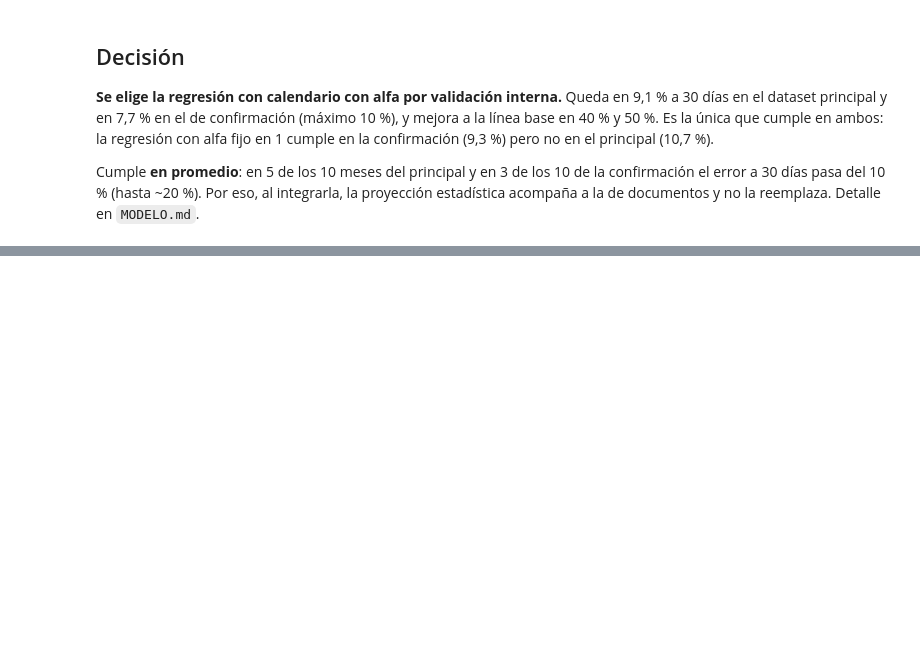
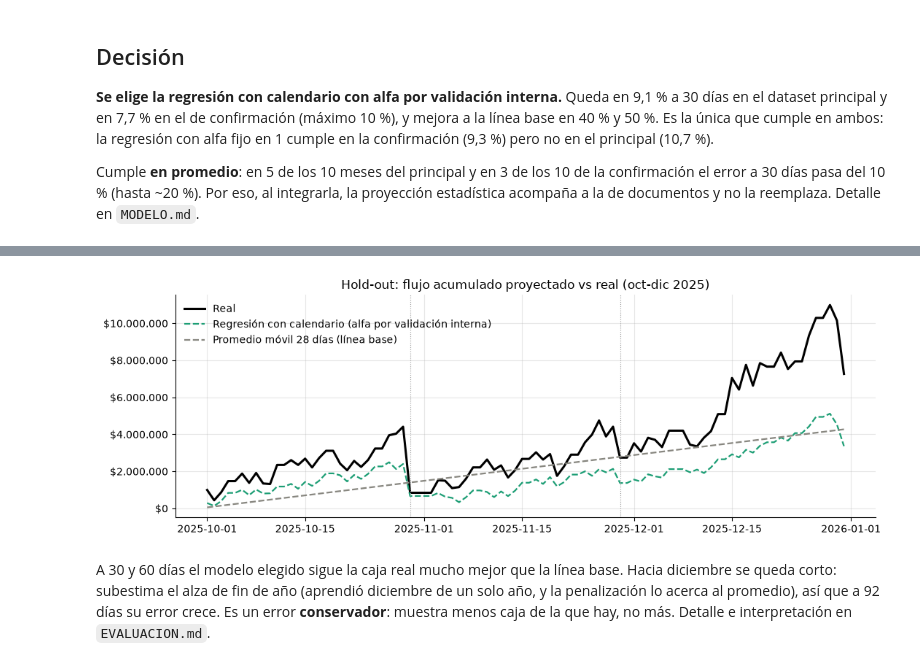
Before and after one commit to brunorodriguezcortes04/CashPyme, a Jupyter notebook: analitica/notebooks/02_modelado_y_evaluacion.ipynb, the cells around one changed output, grey strips where cells are left out. Cells and saved outputs as stored; diff of their text form; code cells hidden in the pictures; blank space fills up the shorter version.

```diff
--- a/analitica/notebooks/02_modelado_y_evaluacion.ipynb
+++ b/analitica/notebooks/02_modelado_y_evaluacion.ipynb
@@ -215,0 +223,19 @@ acompaña a la de documentos y no la reemplaza. Detalle en `MODELO.md`.
+# %%
+from cashpyme_modelos.evaluacion import errores_holdout, separar_holdout
+from cashpyme_modelos.modelos import PromedioMovil
+
+elegido = next(m for m in candidatos() if m.nombre == final["elegido"])
+entrenamiento, validacion = separar_holdout(serie)
+print(f"Entrenamiento: {entrenamiento.index.min():%d-%m-%Y} a {entrenamiento.index.max():%d-%m-%Y} ({len(entrenamiento)} días)")
+print(f"Validación:    {validacion.index.min():%d-%m-%Y} a {validacion.index.max():%d-%m-%Y} ({len(validacion)} días)")
+
+proyecciones, filas = {}, []
+for modelo in (elegido, PromedioMovil()):
+    proyecciones[modelo.nombre] = p = modelo.ajustar(entrenamiento).proyectar(validacion.index)
+    e = errores_holdout(validacion, p)
+    for m in ("mae", "rmse"):
+        filas.append({"Modelo": modelo.nombre, "Métrica": m.upper(),
+                      "Flujo neto (día)": e["diario"]["flujo_neto"][m],
+                      **{f"Saldo {k.replace('_dias', ' d')}": v[m] for k, v in e["saldo_acumulado"].items()}})
+print(f"alfa elegido con el entrenamiento: {elegido.alfa:g}")
+pd.DataFrame(filas).style.format({c: pesos for c in pd.DataFrame(filas).columns[2:]}).hide(axis="index")
@@ -215,0 +251,19 @@ acompaña a la de documentos y no la reemplaza. Detalle en `MODELO.md`.
+# %%
+fig, ax = plt.subplots()
+ax.plot(validacion.index, (validacion["ingresos"] - validacion["egresos"]).cumsum(), color="black", lw=2.2, label="Real")
+for nombre, p in proyecciones.items():
+    ax.plot(p.index, (p["ingresos"] - p["egresos"]).cumsum(), color=COLORES[nombre], lw=1.6, ls="--", label=nombre)
+for dias in (30, 60):
+    ax.axvline(validacion.index[dias - 1], color="#999", lw=0.8, ls=":")
+ax.yaxis.set_major_formatter(pesos)
+ax.set_title("Hold-out: flujo acumulado proyectado vs real (oct-dic 2025)")
+ax.legend(frameon=False)
+plt.tight_layout()
+# %% [output]
+[figure, added]
+# %% [markdown]
+A 30 y 60 días el modelo elegido sigue la caja real mucho mejor que la línea base. Hacia
+diciembre se queda corto: subestima el alza de fin de año (aprendió diciembre de un solo año, y
+la penalización lo acerca al promedio), así que a 92 días su error crece. Es un error
+**conservador**: muestra menos caja de la que hay, no más. Detalle e interpretación en
+`EVALUACION.md`.
```
Also changed, not shown: parts of 2 cells of this notebook, 9 other files.
